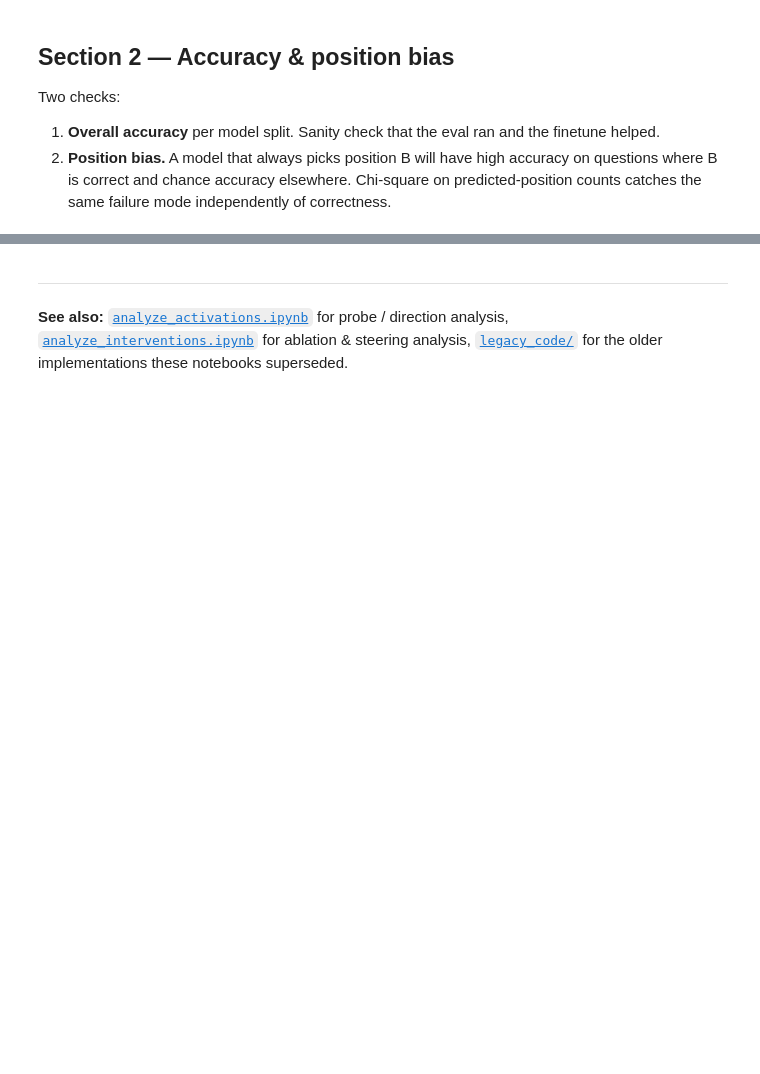
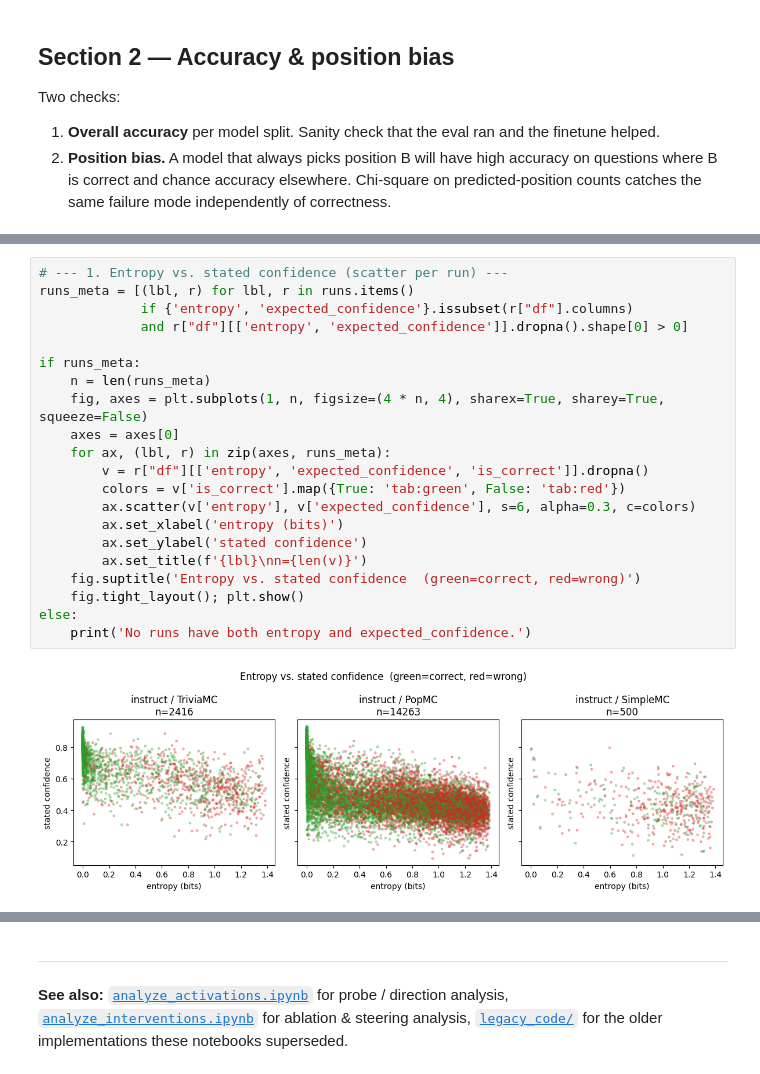
Before and after one commit to tristan-day-research/llm-metacognition, a Jupyter notebook: analysis/analyze_performance.ipynb, the cells around one changed output, grey strips where cells are left out. Drawn from its saved outputs; the diff is of its cells as text; blank space fills up the shorter version.

```diff
--- a/analysis/analyze_performance.ipynb
+++ b/analysis/analyze_performance.ipynb
@@ -175,0 +288,23 @@ for df, label in [(df_base, 'base'), (df_ft, 'finetuned')]:
+# %%
+# --- 1. Entropy vs. stated confidence (scatter per run) ---
+runs_meta = [(lbl, r) for lbl, r in runs.items()
+             if {'entropy', 'expected_confidence'}.issubset(r["df"].columns)
+             and r["df"][['entropy', 'expected_confidence']].dropna().shape[0] > 0]
+
+if runs_meta:
+    n = len(runs_meta)
+    fig, axes = plt.subplots(1, n, figsize=(4 * n, 4), sharex=True, sharey=True, squeeze=False)
+    axes = axes[0]
+    for ax, (lbl, r) in zip(axes, runs_meta):
+        v = r["df"][['entropy', 'expected_confidence', 'is_correct']].dropna()
+        colors = v['is_correct'].map({True: 'tab:green', False: 'tab:red'})
+        ax.scatter(v['entropy'], v['expected_confidence'], s=6, alpha=0.3, c=colors)
+        ax.set_xlabel('entropy (bits)')
+        ax.set_ylabel('stated confidence')
+        ax.set_title(f'{lbl}\nn={len(v)}')
+    fig.suptitle('Entropy vs. stated confidence  (green=correct, red=wrong)')
+    fig.tight_layout(); plt.show()
+else:
+    print('No runs have both entropy and expected_confidence.')
+# %% [output]
+[figure, added]
```
Also changed, not shown: parts of 23 cells of this notebook, 14 other files.
